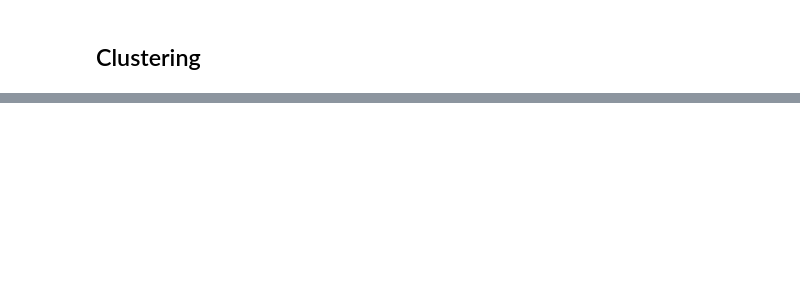
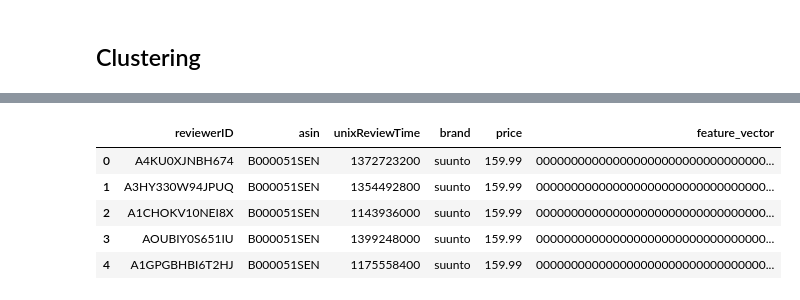
Before and after one commit to DSE-capstone-sharknado/exploratory-data-analysis, a Jupyter notebook: group_similar_products.ipynb, the cells around one changed output, grey strips where cells are left out. Saved outputs shown, nothing was run; the diff lists cells and outputs as text; code cells hidden in the pictures; blank space fills up the shorter version.

```diff
--- a/group_similar_products.ipynb
+++ b/group_similar_products.ipynb
@@ -227,2 +83,0 @@ review_women_brand_updated = pd.read_csv('review_women_brand_updated.csv')
-# %%
-review_women_brnd_fv_updated=review_women_brand_updated.merge(df_meta_only_womens_with_fvectors, on='asin',how='left')
@@ -414,0 +231,9 @@ review_women_brnd_fv_prce_updated.to_csv('review_women_brnd_fv_prce_updated.csv'
+# %%
+review_women_brnd_fv_prce_updated.head()
+# %% [output]
+|  | reviewerID | asin | unixReviewTime | brand | price | feature_vector |
+| 0 | A4KU0XJNBH674 | B000051SEN | 1372723200 | suunto | 159.99 | 000000000000000000000000000000000... |
+| 1 | A3HY330W94JPUQ | B000051SEN | 1354492800 | suunto | 159.99 | 000000000000000000000000000000000... |
+| 2 | A1CHOKV10NEI8X | B000051SEN | 1143936000 | suunto | 159.99 | 000000000000000000000000000000000... |
+| 3 | AOUBIY0S651IU | B000051SEN | 1399248000 | suunto | 159.99 | 000000000000000000000000000000000... |
+| 4 | A1GPGBHBI6T2HJ | B000051SEN | 1175558400 | suunto | 159.99 | 000000000000000000000000000000000... |
```
Also changed, not shown: parts of 64 cells of this notebook, 2 other files.
